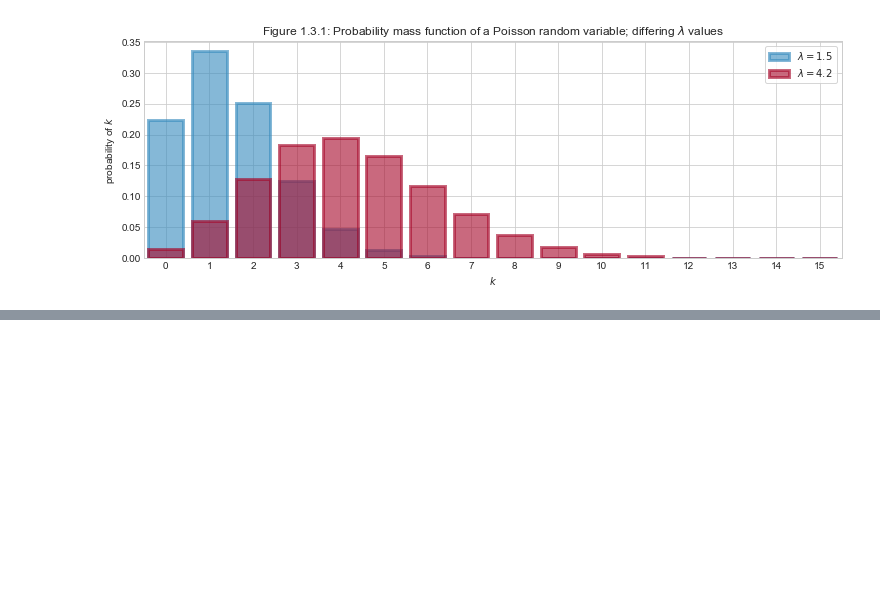
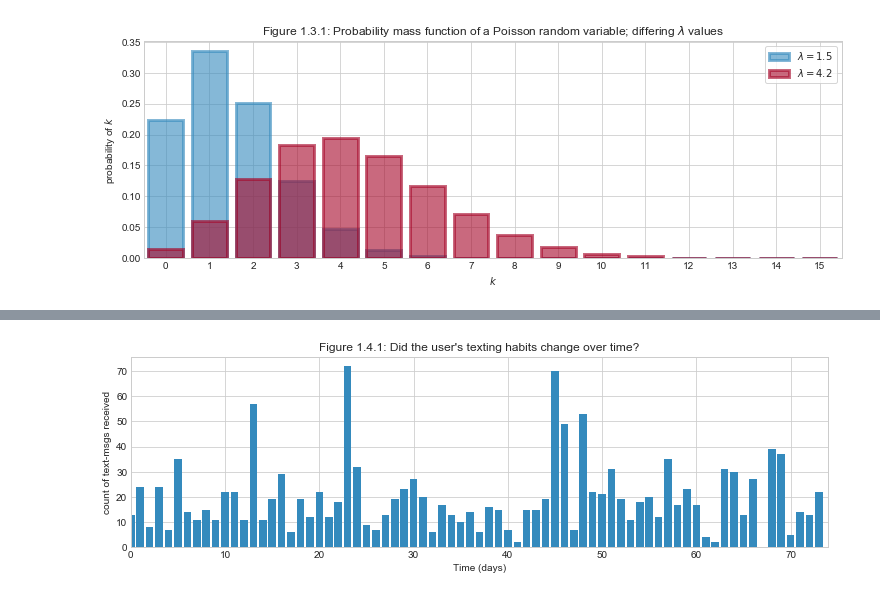
Before and after one commit to ditdili/An_Intro_To_Statistical_Learning, a Jupyter notebook: notebooks/BayesianMethodsforHackers/notebooks/Chapter-1-The_Philosophy_of_Bayesian_Inference-Notes.ipynb, the cells around one changed output, grey strips where cells are left out. Drawn from its saved outputs; the diff is of its cells as text; code cells hidden in the pictures; blank space fills up the shorter version.

```diff
--- a/notebooks/BayesianMethodsforHackers/notebooks/Chapter-1-The_Philosophy_of_Bayesian_Inference-Notes.ipynb
+++ b/notebooks/BayesianMethodsforHackers/notebooks/Chapter-1-The_Philosophy_of_Bayesian_Inference-Notes.ipynb
@@ -185,0 +224,13 @@ plt.title('Figure 1.3.1: Probability mass function of a Poisson random variable;
+# %%
+figsize(12.5, 3.5)
+count_data = np.loadtxt('data/txtdata.csv')
+n_count_data = len(count_data)
+
+plt.bar(np.arange(n_count_data), count_data, color='#348ABD')
+
+plt.xlabel('Time (days)')
+plt.ylabel('count of text-msgs received')
+plt.title("Figure 1.4.1: Did the user's texting habits change over time?")
+plt.xlim(0, n_count_data);
+# %% [output]
+[figure, added]
```
Also changed, not shown: parts of 3 cells of this notebook.
